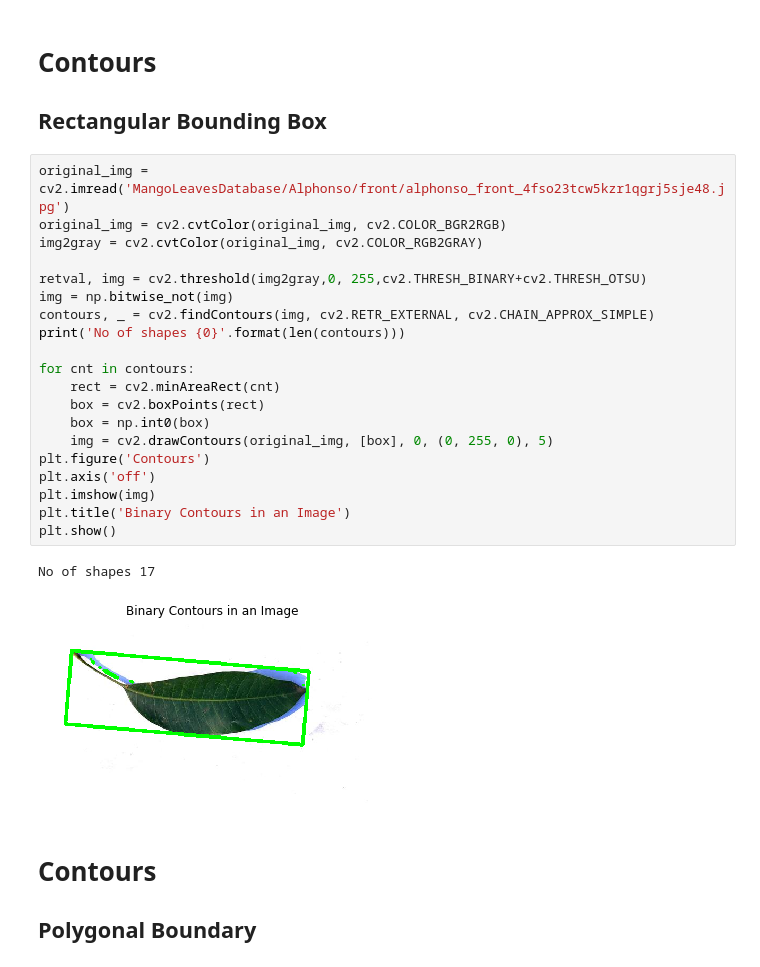
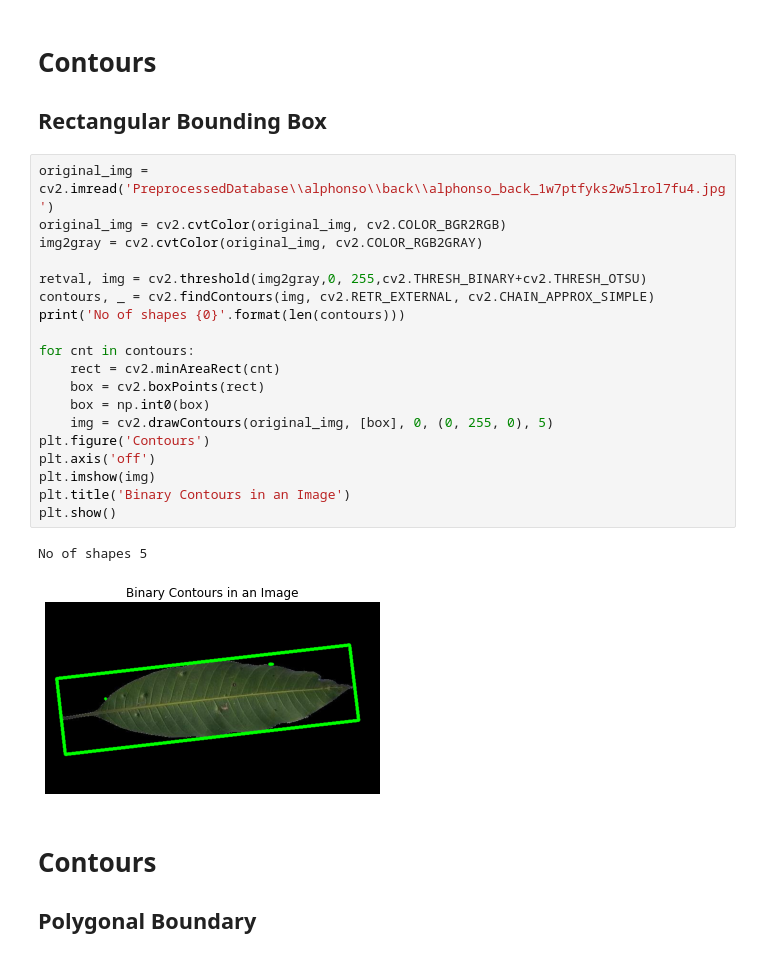
Before and after one commit to cod3rboy/mangoresearch, a Jupyter notebook: haar_wavelet_transform.ipynb, the cells around one changed output. Cells and saved outputs as stored; diff of their text form.

```diff
--- a/haar_wavelet_transform.ipynb
+++ b/haar_wavelet_transform.ipynb
@@ -35,28 +35,27 @@ plt.show()
 # Contours
 ## Rectangular Bounding Box
 # %%
-original_img = cv2.imread('MangoLeavesDatabase/Alphonso/front/alphonso_front_4fso23tcw5kzr1qgrj5sje48.jpg')
+original_img = cv2.imread('PreprocessedDatabase\\alphonso\\back\\alphonso_back_1w7ptfyks2w5lrol7fu4.jpg')
 original_img = cv2.cvtColor(original_img, cv2.COLOR_BGR2RGB)
 img2gray = cv2.cvtColor(original_img, cv2.COLOR_RGB2GRAY)
 
 retval, img = cv2.threshold(img2gray,0, 255,cv2.THRESH_BINARY+cv2.THRESH_OTSU)
-img = np.bitwise_not(img)
 contours, _ = cv2.findContours(img, cv2.RETR_EXTERNAL, cv2.CHAIN_APPROX_SIMPLE)
 print('No of shapes {0}'.format(len(contours)))
 
 for cnt in contours:
     rect = cv2.minAreaRect(cnt)
     box = cv2.boxPoints(rect)
     box = np.int0(box)
     img = cv2.drawContours(original_img, [box], 0, (0, 255, 0), 5)
 plt.figure('Contours')
 plt.axis('off')
 plt.imshow(img)
 plt.title('Binary Contours in an Image')
 plt.show()
 # %% [output]
-No of shapes 17
+No of shapes 5
-[figure, old version]
+[figure, new version]
 # %% [markdown]
 # Contours
 ## Polygonal Boundary
```
Also changed, not shown: parts of 16 cells of this notebook, 5 other files.
